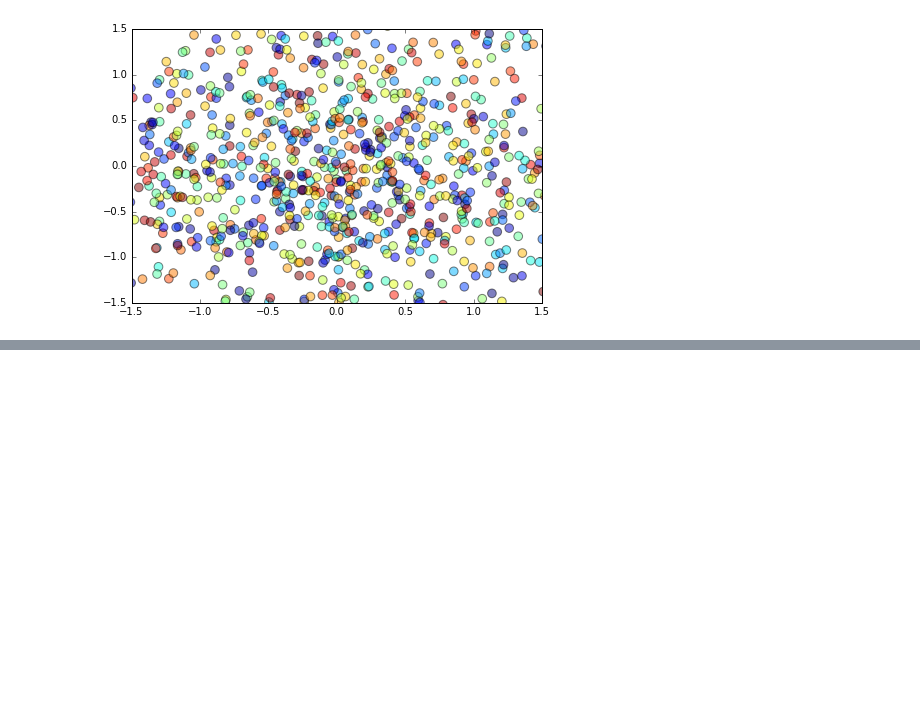
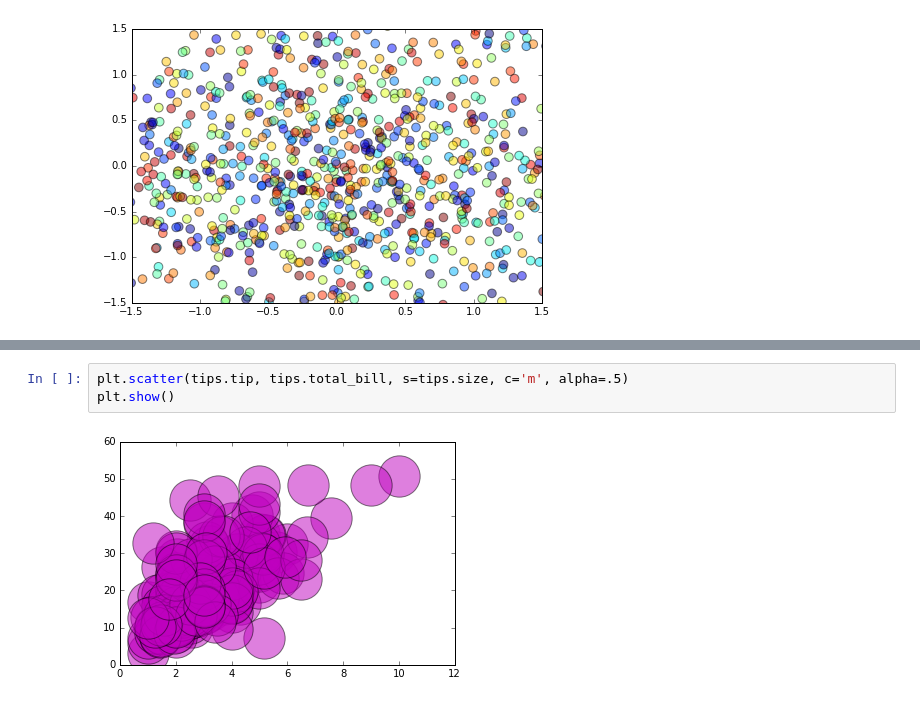
Before and after one commit to neep305/data_analysis_playground, a Jupyter notebook: matplotlib_pyplot_scatter_plot.ipynb, the cells around one changed output, grey strips where cells are left out. Cells and saved outputs as stored; diff of their text form; blank space fills up the shorter version.

```diff
--- a/matplotlib_pyplot_scatter_plot.ipynb
+++ b/matplotlib_pyplot_scatter_plot.ipynb
@@ -34,0 +67,5 @@ plt.show()
+# %%
+plt.scatter(tips.tip, tips.total_bill, s=tips.size, c='m', alpha=.5)
+plt.show()
+# %% [output]
+[figure, added]
```
Also changed, not shown: parts of 8 cells of this notebook.
